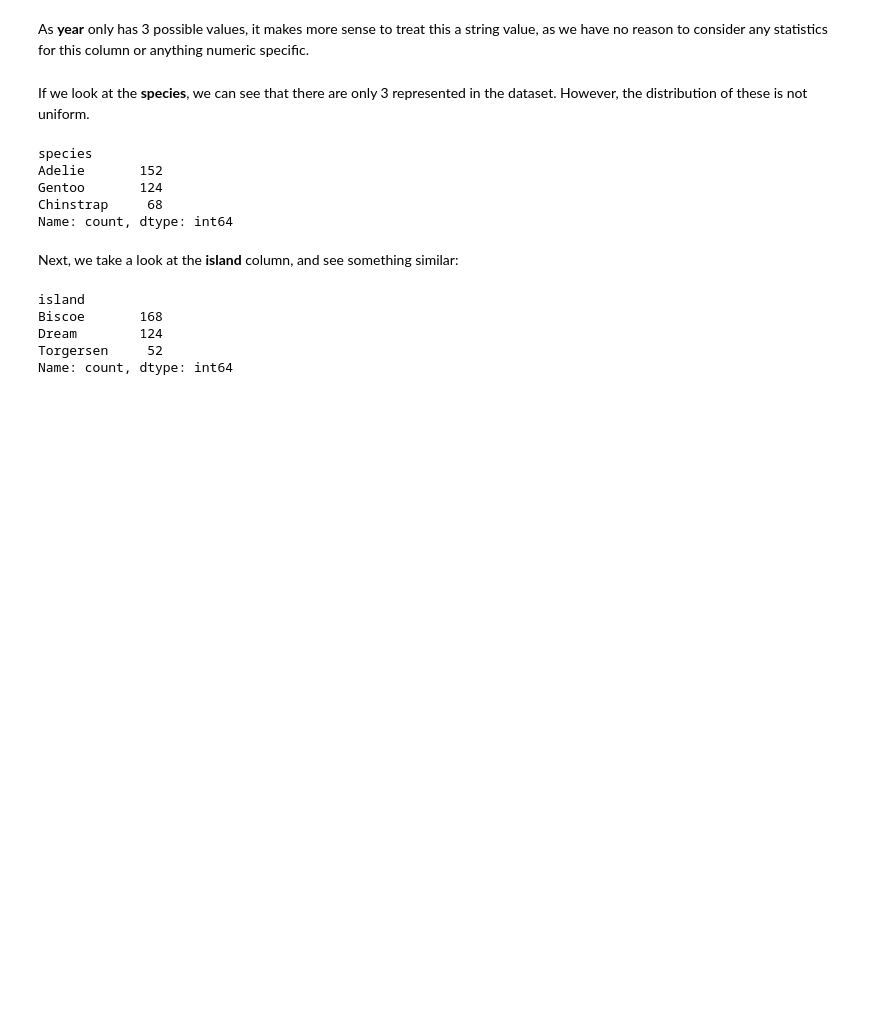
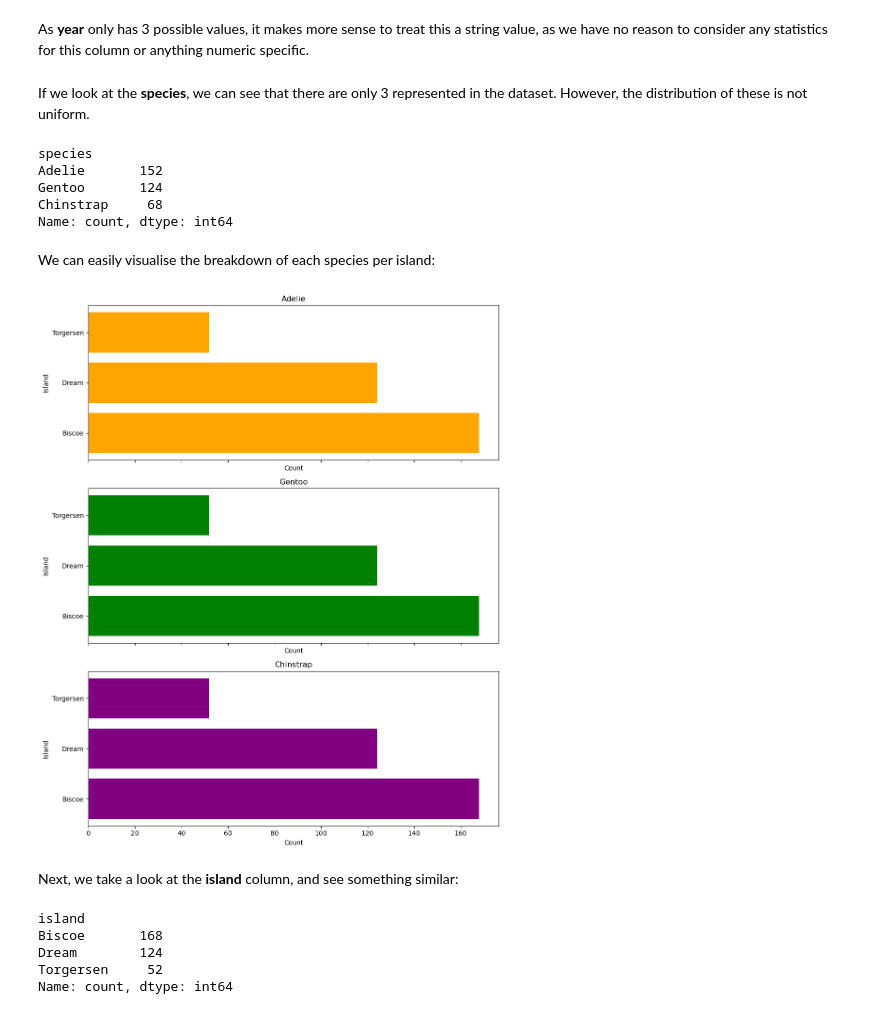
Before and after one commit to ljjtmm/hdip, a Jupyter notebook: sem1/8634/penguins.ipynb, the cells around one changed output. Saved outputs shown, nothing was run; the diff lists cells and outputs as text; code cells hidden in the pictures; blank space fills up the shorter version.

Commit message:
couple of notes on the intro, additional visualisation

```diff
--- a/sem1/8634/penguins.ipynb
+++ b/sem1/8634/penguins.ipynb
@@ -118,6 +124,30 @@ Adelie       152
 Gentoo       124
 Chinstrap     68
 Name: count, dtype: int64
+# %% [markdown]
+<p>We can easily visualise the breakdown of each species per island:</p>
+# %%
+# Define colors and patterns for each species
+species_colors = {'Adelie': 'orange', 'Chinstrap': 'purple', 'Gentoo': 'green'}
+
+# Create subplots for each species
+fig, axes = plt.subplots(3, 1, figsize=(10, 12), sharex=True)
+
+# Iterate over each species and create bar plots
+for i, species in enumerate(penguins['species'].unique()):
+    # Group by 'island' and count occurrences
+    island_counts = penguins['island'].value_counts()
+
+    # Plot bar chart for the current species
+    axes[i].barh(island_counts.index, island_counts.values, color=species_colors[species])
+    axes[i].set_title(species)
+    axes[i].set_ylabel('Island')
+    axes[i].set_xlabel('Count')
+
+plt.tight_layout()
+plt.show()
+# %% [output]
+[figure, added]
 # %% [markdown]
 <p>Next, we take a look at the <strong>island</strong> column, and see something similar:</p>
 # %%
```
Also changed, not shown: parts of 1 cell of this notebook.
